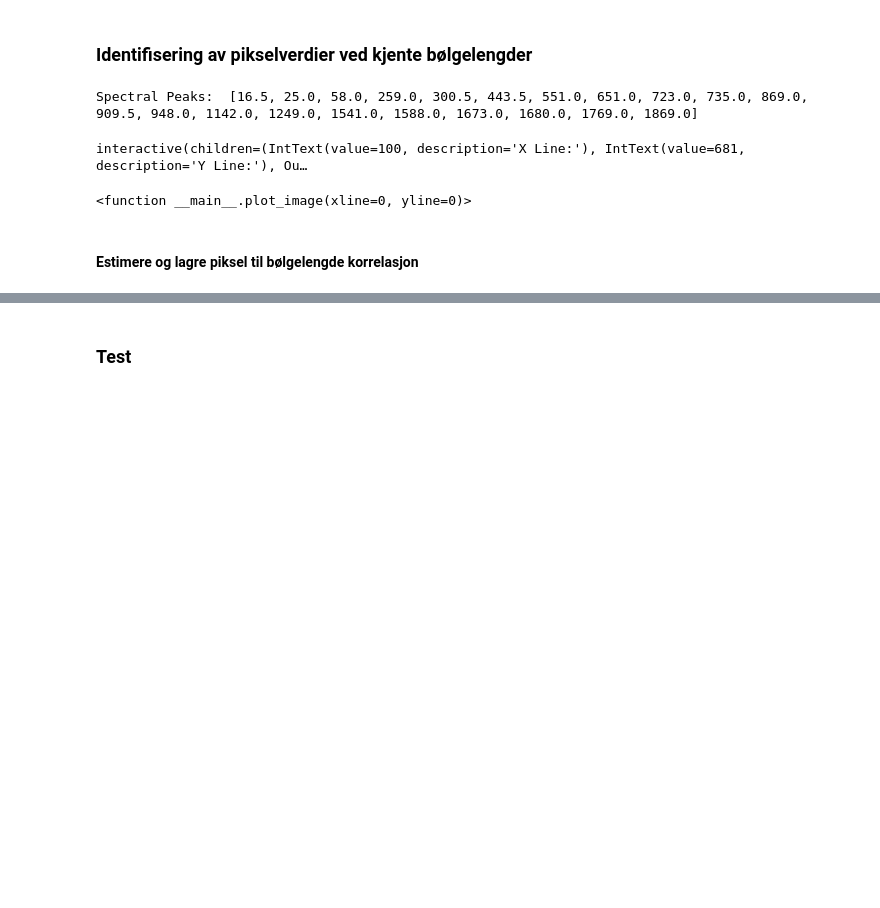
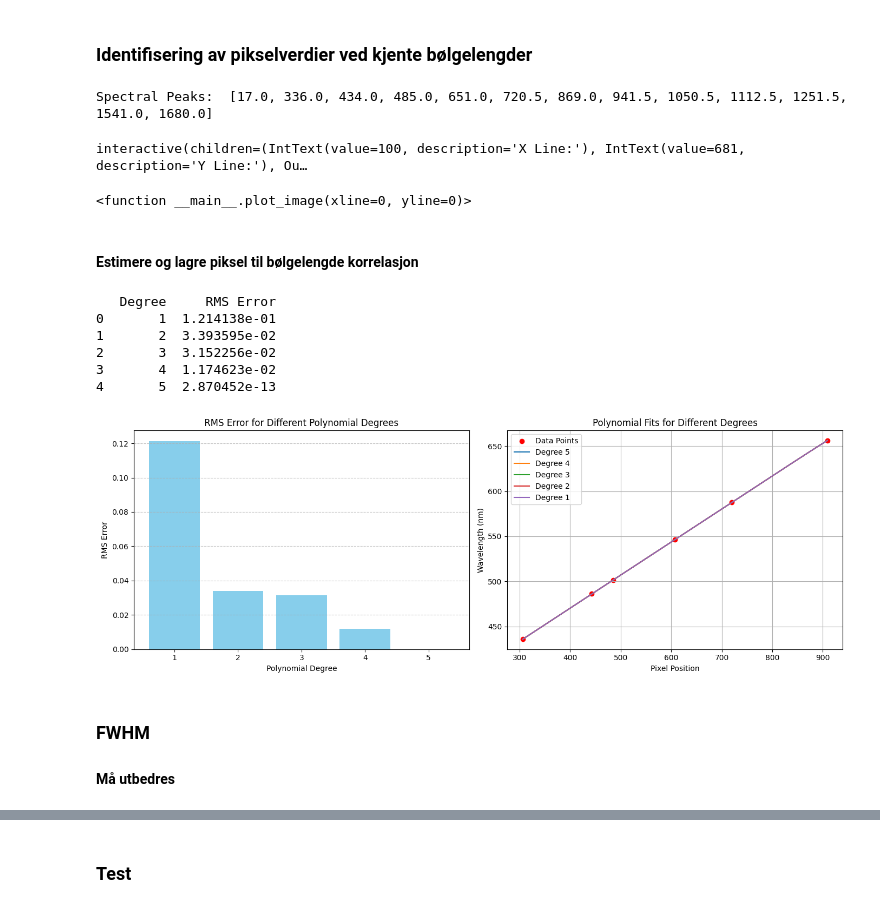
Before and after one commit to SkaugJr/TTK4265-OptiskFjernmaaling, a Jupyter notebook: Prosjekt1/01Spectral.ipynb, the cells around one changed output, grey strips where cells are left out. Drawn from its saved outputs; the diff is of its cells as text; code cells hidden in the pictures; blank space fills up the shorter version.

Commit message:
FWHM må utbedres

```diff
--- a/Prosjekt1/01Spectral.ipynb
+++ b/Prosjekt1/01Spectral.ipynb
@@ -42,7 +42,7 @@ Hg_avg_img = np.loadtxt(Hg_avg_img_path, delimiter=',')
 # %% [markdown]
 ### Identifisering av pikselverdier ved kjente bølgelengder
 # %%
-img = H_avg_img # Choose image to display
+img = He_avg_img # Choose image to display
 
 threshold = np.percentile(img, 99)
 spectral_lines = np.where(img > threshold)
@@ -68,9 +68,71 @@ y_widget = widgets.IntText(value=681, description='Y Line:')
 # Use interact to create the interactive plot
 interact(plot_image, xline=x_widget, yline=y_widget)
 # %% [output]
-Spectral Peaks:  [16.5, 25.0, 58.0, 259.0, 300.5, 443.5, 551.0, 651.0, 723.0, 735.0, 869.0, 909.5, 948.0, 1142.0, 1249.0, 1541.0, 1588.0, 1673.0, 1680.0, 1769.0, 1869.0]
+Spectral Peaks:  [17.0, 336.0, 434.0, 485.0, 651.0, 720.5, 869.0, 941.5, 1050.5, 1112.5, 1251.5, 1541.0, 1680.0]
 interactive(children=(IntText(value=100, description='X Line:'), IntText(value=681, description='Y Line:'), Ou…
 <function __main__.plot_image(xline=0, yline=0)>
 # %% [markdown]
 #### Estimere og lagre piksel til bølgelengde korrelasjon
+# %%
+Spectral_lines = [486.1, 656.3, 501.5, 587.5, 435.8, 546.1] # 2 Hydrogen (H), 2 Helium (He), 2 Mercury (Hg)
+pixel_positions = [443, 909, 485, 720, 306, 607]  # [443, 909, 720, 306]
+
+degrees = range(1, 6)  # Example: degrees from 1 to 5
+
+# Perform polynomial fit for each degree and calculate RMS error
+rms_errors = {}
+polynomials = {}
+for degree in degrees:
+    # Perform the calibration
+    coefficients = np.polyfit(pixel_positions, Spectral_lines, degree)
+    polynomial = np.poly1d(coefficients)
+    polynomials[degree] = polynomial
+
+    # Predict the wavelengths using the polynomial
+    predicted_wavelengths = polynomial(pixel_positions)
+
+    # Calculate the RMS error
+    rms_error = utils.calculate_rms(Spectral_lines, predicted_wavelengths)
+    rms_errors[degree] = rms_error
+
+# Create a DataFrame to display the RMS errors in a table
+rms_df = pd.DataFrame(list(rms_errors.items()), columns=['Degree', 'RMS Error'])
+print(rms_df)
+
+# Create subplots
+fig, axs = plt.subplots(1, 2, figsize=(14, 5))
+
+# Plot the RMS errors as a bar chart
+axs[0].bar(rms_df['Degree'], rms_df['RMS Error'], color='skyblue')
+axs[0].set_xlabel('Polynomial Degree')
+axs[0].set_ylabel('RMS Error')
+axs[0].set_title('RMS Error for Different Polynomial Degrees')
+axs[0].set_xticks(rms_df['Degree'])
+axs[0].grid(axis='y', linestyle='--', alpha=0.7)
+
+# Plot the original data points and polynomial fits
+axs[1].scatter(pixel_positions, Spectral_lines, color='red', label='Data Points')
+
+# Plot the polynomial fits with different line thicknesses, thickest lines first
+x_range = np.linspace(min(pixel_positions), max(pixel_positions), 500)
+for degree in sorted(polynomials.keys(), reverse=True):
+    axs[1].plot(x_range, polynomial(x_range), label=f'Degree {degree}')
+
+axs[1].set_xlabel('Pixel Position')
+axs[1].set_ylabel('Wavelength (nm)')
+axs[1].set_title('Polynomial Fits for Different Degrees')
+axs[1].legend()
+axs[1].grid(True)
+
+# Adjust layout and show plot
+plt.tight_layout()
+plt.show()
+# %% [output]
+   Degree     RMS Error
+0       1  1.214138e-01
+1       2  3.393595e-02
+2       3  3.152256e-02
+3       4  1.174623e-02
+4       5  2.870452e-13
+[figure, added]
 # %%
@@ -80,3 +140,6 @@ degree = 1 # Degree of polynomial fit
 output_file = os.path.join(notebook_dir, 'Data', 'Calibrated', 'calibrated_wavelengths.csv')
 
 df = calibration.calibrate_wavelengths(PixelWidth, Spectral_lines, pixel_positions, degree, output_file)
+# %% [markdown]
+### FWHM
+#### Må utbedres
```
Also changed, not shown: parts of 3 cells of this notebook, 6 other files.
